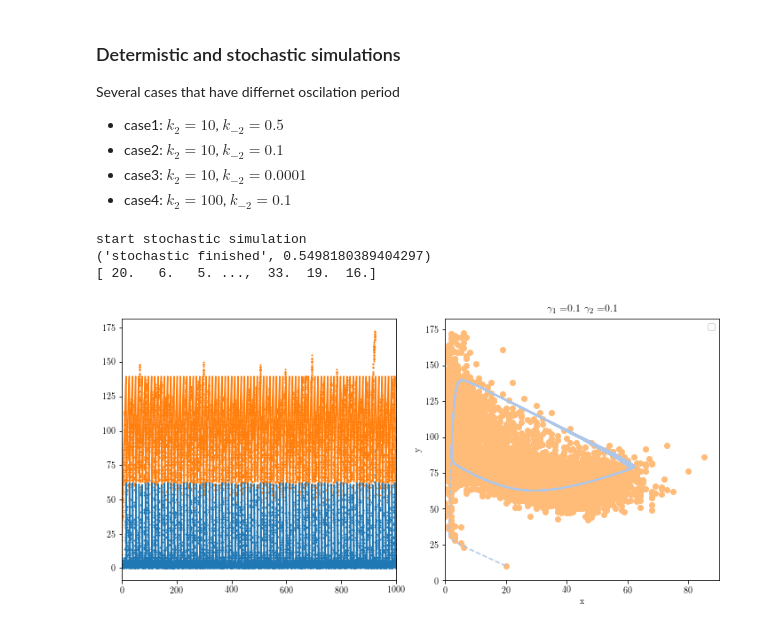
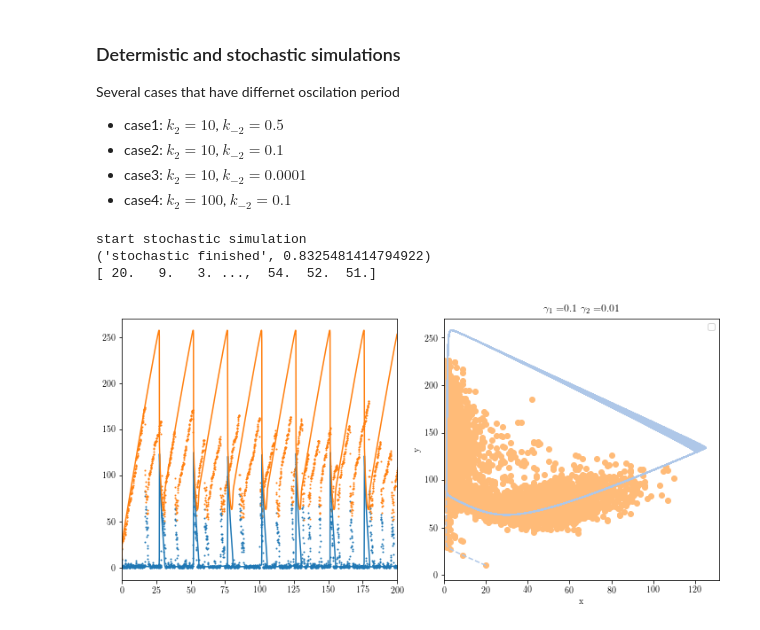
Before and after one commit to Wenping-Cui/Biological-Oscillators, a Jupyter notebook: Brusselator.ipynb, the cells around one changed output. Cells and saved outputs as stored; diff of their text form; code cells hidden in the pictures.

```diff
--- a/Brusselator.ipynb
+++ b/Brusselator.ipynb
@@ -147,7 +151,7 @@ fig, ax = plt.subplots(2,3, figsize=(12, 8))
 axs = ax.ravel()
 i=0
 N_t_list=[10,100,1000]
-for ax, N_t in zip(axs[:3], v_list):
+for ax, N_t in zip(axs[:3], N_t_list):
     a = 0.1*v;
     b = 0.3*v;
     Y0 = [0, 0]
@@ -157,11 +161,12 @@ for ax, N_t in zip(axs[:3], v_list):
     ax.plot(t[:], sol[:, 1], label='y(t)')
     ax.plot(t[:], sol[:, 1], label='y(t)')
     ax.set_xlim([0,100])
-    ax.set_title(r"$\displaystyle v=$"+str(v))
+
     if i==0:
         ax.legend(loc='best')
     ax.set_xlabel('t')
     ax.set_ylabel('amplitude')
+    axs[i+3].set_title(r"step size="+str(N_t))
     axs[i+3].plot(sol[:, 0], sol[:, 1])
     axs[i+3].set_xlabel('x')
     axs[i+3].set_ylabel('y')
@@ -174,5 +181,5 @@ plt.show()
 # %%
-v =100.0
+v =1000.0
 mu=4;
 t_scale=100;
 k1=0.1;
@@ -196,7 +203,7 @@ Y0 = [0., 0.] # the intials
 sol = odeint(Brusse_Barato, Y0, T_d, args=(par,v))
 xt_d=sol[:, 0]; yt_d=sol[:, 1]
 print ('start stochastic simulation')
-step=10.0
+step=100.0
 Duration =1000.0
 numberofrealisations=int(Duration*step);
 
@@ -246,0 +256,30 @@ start stochastic simulation
+# %%
+v =100.0
+mu=4;
+k1=0.1;
+k_1=1.;
+k2=0.1;
+k3=1.;
+k_3=1.;
+k_2=k_1*k2/k1;
+a = 0.1*v;
+b = 0.3*v;
+t_scale=100;
+k1, k2, k3, k_1, k_2, k_3=t_scale*k1, t_scale*k2,t_scale*k3, t_scale*k_1, t_scale*k_2, t_scale*k_3
+def Brusse_Barato(Y, t, a, b,k1, k2, k3, k_1, k_2, k_3, mu, v):
+    x, y = Y
+    dYdt = np.array([a*k1-k_1*x+k3*(x**2)*y/v**2-k_3*(x**3)/v**2, k2*b-k_2*y+k_3*(x**3)/v**2-k3*(x**2)*y/v**2])
+    return dYdt
+t_f=2000
+N_t=100;
+t = np.linspace(0, t_f, N_t*t_f)
+Y0 = [v, v] # the intials
+sol = odeint(Brusse_Barato, Y0, t, args=(a, b,k1, k2, k3, k_1, 10**(-mu)*k_1*k2/k1, k_3, mu, v))
+Y = np.c_[sol[:,0],sol[:,1]]
+pca = PCA(n_components=2)
+new_sol=pca.fit_transform(Y)
+pca.fit(Y)
+pca_score = pca.explained_variance_ratio_
+V = pca.components_
+plt.plot(new_sol[:, 0], new_sol[:, 1])
+plt.show()
@@ -257,7 +298,7 @@ Several cases that have differnet oscilation period
 # %%
 v =10.0
 gamma1=0.1;
-gamma2=0.1;
+gamma2=0.01;
 k1=1.;
 k_1=1.;
 k2=1.;
@@ -299,34 +340,34 @@ print ('stochastic finished', time.time()-time0)
 
 df1=pd.read_csv(filename1, sep=',')
 T_s=df1[df1.keys()[0]].values
 keys= df1.keys()
 xt_s, yt_s = df1[df1.keys()[1]].values, df1[df1.keys()[2]].values
 print (xt_s)
 
 plt.rc('text', usetex=True)
 plt.rc('font', family='serif')
 fig, axs = plt.subplots(1,2,figsize=(10, 5))
 ax=axs[0]
 
 ax.plot(T_d, xt_d, label='x(t)')
 ax.plot(T_d, yt_d, label='y(t)')
 ax.scatter(T_s, xt_s, label='x(t)',s=1)
 ax.scatter(T_s, yt_s, label='y(t)',s=1)
-ax.set_xlim([0,1000])
+ax.set_xlim([0,200])
 ax=axs[1]
 ax.plot(xt_d, yt_d, c=tableau20[1], linestyle='dashed')
 ax.scatter(xt_s, yt_s,c=tableau20[3])
 ax.set_xlim(left=0)
 ax.set_title(r"$\displaystyle\gamma_1=$"+str(gamma1)+' '+r"$\displaystyle\gamma_2=$"+str(gamma2))
 ax.legend(loc='best')
 ax.set_xlabel('x')
 ax.set_ylabel('y')
 plt.tight_layout()
 fig_name='Brusselator_Figures/Brusselator_cao'+'gamma1_'+str(gamma1)+'_gamma2_'+str(gamma2)+'_size_'+str(v)+'.pdf'
 fig.savefig(fig_name,dpi=100)
 plt.show()
 # %% [output]
 start stochastic simulation
-('stochastic finished', 0.5498180389404297)
-[ 20.   6.   5. ...,  33.  19.  16.]
+('stochastic finished', 0.8325481414794922)
+[ 20.   9.   3. ...,  54.  52.  51.]
-[figure, old version]
+[figure, new version]
```
Also changed, not shown: parts of 19 cells of this notebook.
